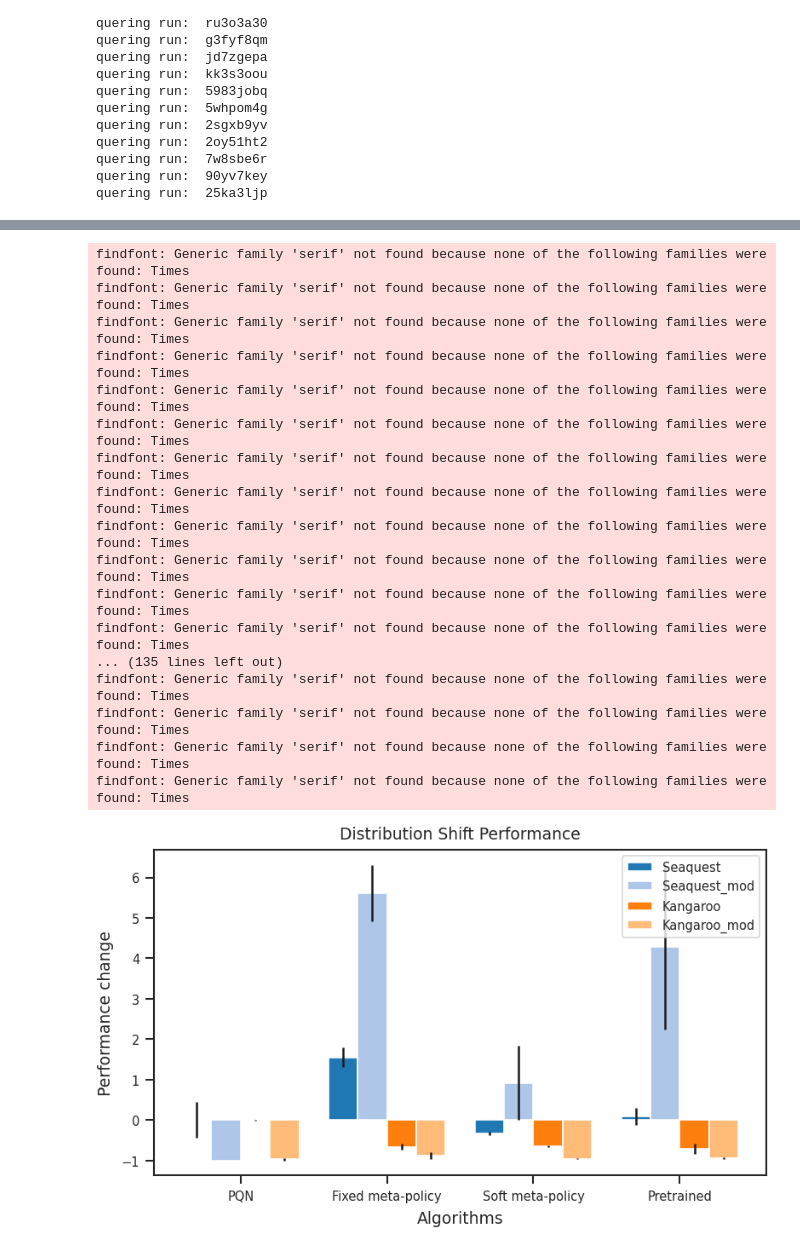
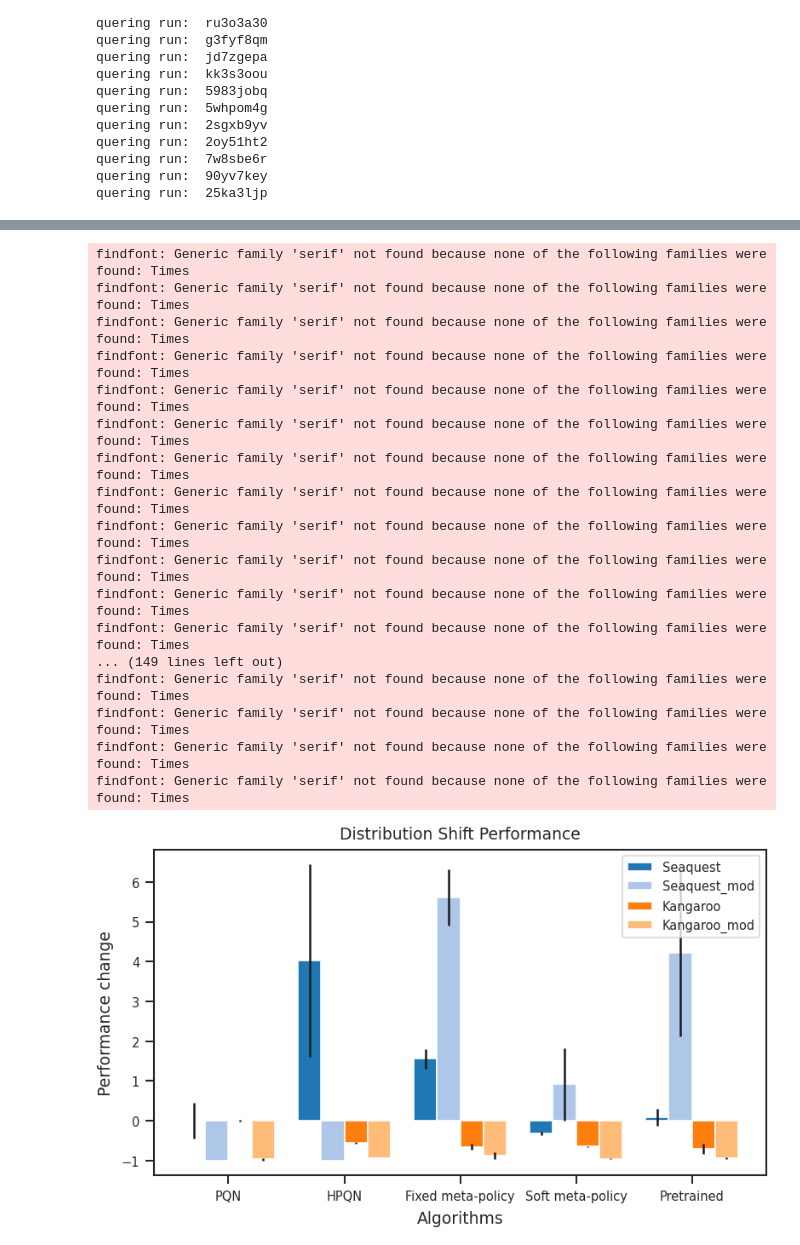
Before and after one commit to remunds/symbolic_options, a Jupyter notebook: src/symbolic_options/plots/plots.ipynb, the cells around one changed output, grey strips where cells are left out. Saved outputs shown, nothing was run; the diff lists cells and outputs as text; code cells hidden in the pictures.

```diff
--- a/src/symbolic_options/plots/plots.ipynb
+++ b/src/symbolic_options/plots/plots.ipynb
@@ -579,13 +620,13 @@ def distribution_shift_plot(data, data_std, games, algos,x_axis='algos'):
 seaquest_df["game"] = "Seaquest"
 kangaroo_df["game"] = "Kangaroo"
 both_df = pd.concat([seaquest_df, kangaroo_df], ignore_index=True)
-data, data_std = extract_performance(both_df, "test_env_ret", ["Seaquest", "Kangaroo"], ["pqn", "pqn_hier_llm", "pqn_hier_comb","pqn_hier_comb_pre"])
+data, data_std = extract_performance(both_df, "test_env_ret", ["Seaquest", "Kangaroo"], ["pqn", "pqn_hier", "pqn_hier_llm", "pqn_hier_comb","pqn_hier_comb_pre"])
 print(data)
 # shape of data is (n_envs, n_algos)
 # For x-axis=games:
 # data = data.T
 # data_std = data_std.T
-distribution_shift_plot(data, data_std, ["Seaquest", "Seaquest_mod", "Kangaroo", "Kangaroo_mod"], ["pqn", "pqn_hier_llm", "pqn_hier_comb","pqn_hier_comb_pre"], x_axis="algos")
+distribution_shift_plot(data, data_std, ["Seaquest", "Seaquest_mod", "Kangaroo", "Kangaroo_mod"], ["pqn", "pqn_hier", "pqn_hier_llm", "pqn_hier_comb","pqn_hier_comb_pre"], x_axis="algos")
 # %% [output]
 findfont: Generic family 'serif' not found because none of the following families were found: Times
 findfont: Generic family 'serif' not found because none of the following families were found: Times
@@ -624,21 +665,21 @@ Extracting performance for pqn_hier_llm on Seaquest
 findfont: Generic family 'serif' not found because none of the following families were found: Times
 findfont: Generic family 'serif' not found because none of the following families were found: Times
 findfont: Generic family 'serif' not found because none of the following families were found: Times
 findfont: Generic family 'serif' not found because none of the following families were found: Times
 findfont: Generic family 'serif' not found because none of the following families were found: Times
 findfont: Generic family 'serif' not found because none of the following families were found: Times
 findfont: Generic family 'serif' not found because none of the following families were found: Times
 findfont: Generic family 'serif' not found because none of the following families were found: Times
 findfont: Generic family 'serif' not found because none of the following families were found: Times
 findfont: Generic family 'serif' not found because none of the following families were found: Times
 findfont: Generic family 'serif' not found because none of the following families were found: Times
 findfont: Generic family 'serif' not found because none of the following families were found: Times
-... (135 lines left out)
+... (149 lines left out)
 findfont: Generic family 'serif' not found because none of the following families were found: Times
 findfont: Generic family 'serif' not found because none of the following families were found: Times
 findfont: Generic family 'serif' not found because none of the following families were found: Times
 findfont: Generic family 'serif' not found because none of the following families were found: Times
-[figure, old version]
+[figure, new version]
 # %%
 def distribution_shift_plot2(data, data_std, games, algos, x_axis='algos'):
     sns.set_theme(context="paper", style="ticks")
```
Also changed, not shown: parts of 8 cells of this notebook, 1 other file.
